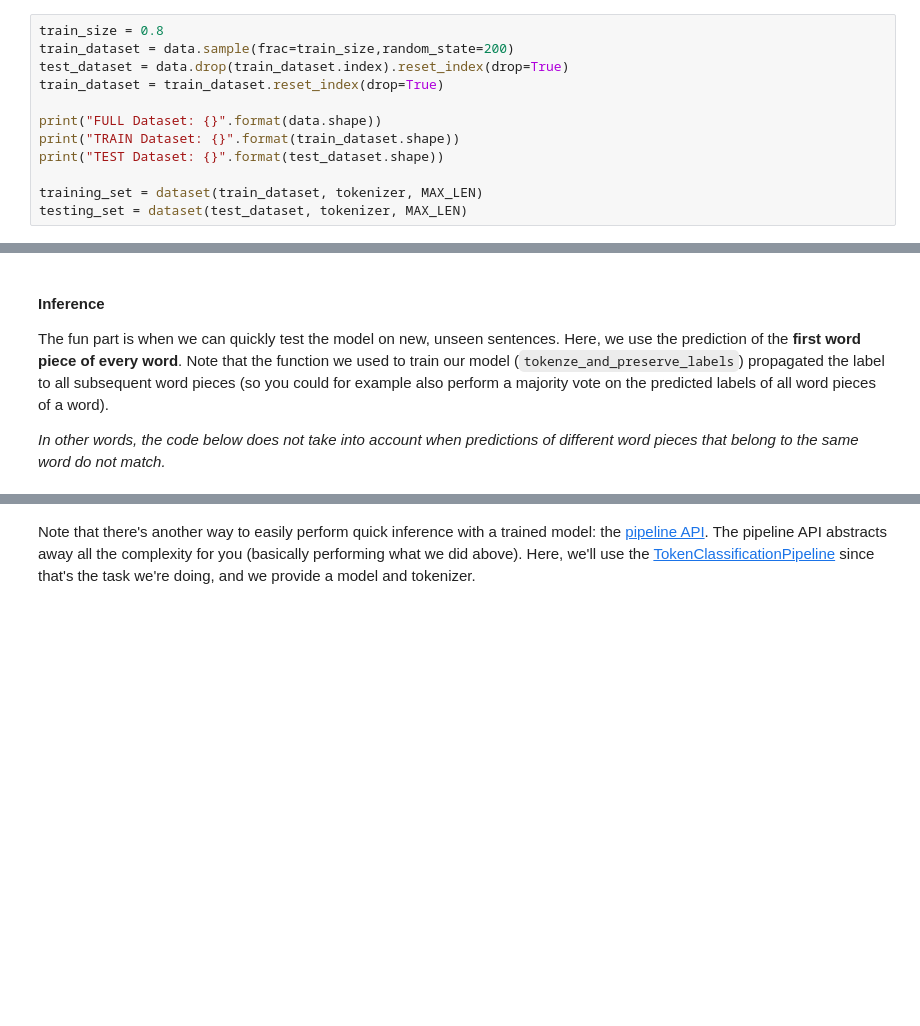
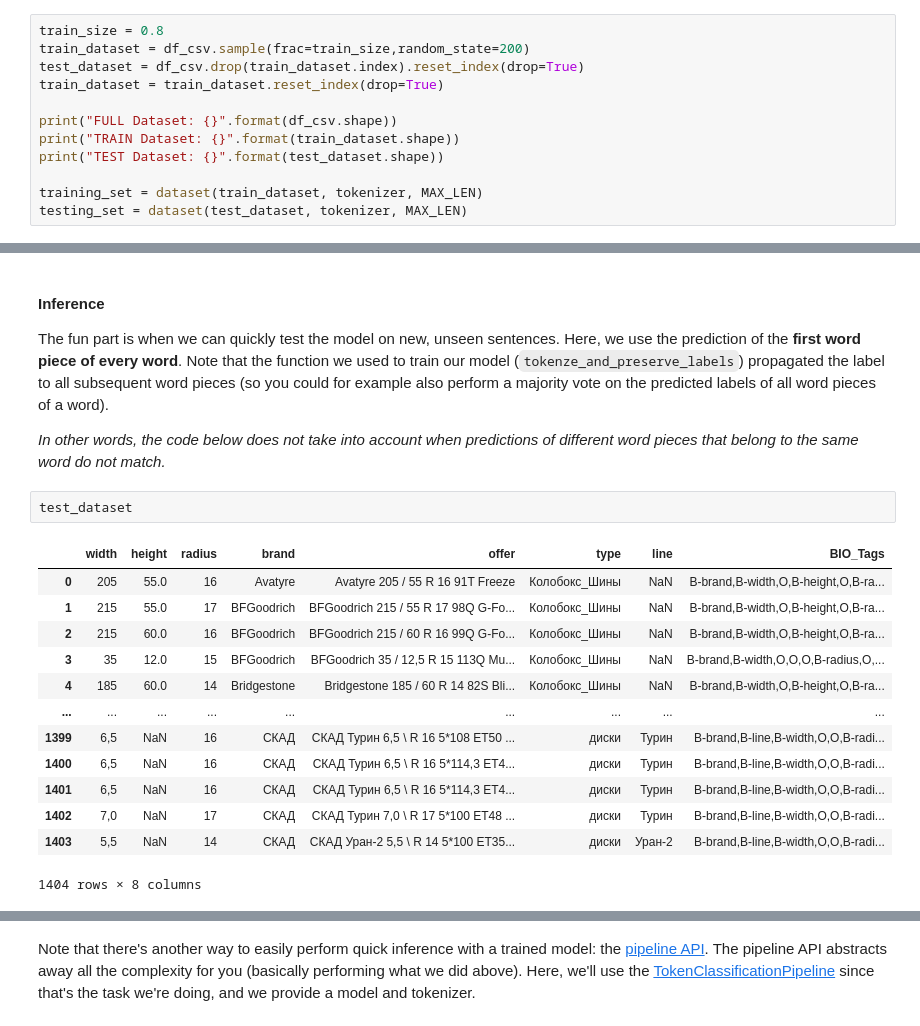
Before and after one commit to IgorSondors/BERT_NER, a Jupyter notebook: NER_BERT.ipynb, the cells around one changed output, grey strips where cells are left out. Drawn from its saved outputs; the diff is of its cells as text; blank space fills up the shorter version.

Commit message:
bad training

```diff
--- a/NER_BERT.ipynb
+++ b/NER_BERT.ipynb
@@ -280,11 +173,11 @@ class dataset(Dataset):
 Now, based on the class we defined above, we can create 2 datasets, one for training and one for testing. Let's use a 80/20 split:
 # %%
 train_size = 0.8
-train_dataset = data.sample(frac=train_size,random_state=200)
-test_dataset = data.drop(train_dataset.index).reset_index(drop=True)
+train_dataset = df_csv.sample(frac=train_size,random_state=200)
+test_dataset = df_csv.drop(train_dataset.index).reset_index(drop=True)
 train_dataset = train_dataset.reset_index(drop=True)
 
-print("FULL Dataset: {}".format(data.shape))
+print("FULL Dataset: {}".format(df_csv.shape))
 print("TRAIN Dataset: {}".format(train_dataset.shape))
 print("TEST Dataset: {}".format(test_dataset.shape))
 
@@ -629,3 +584,19 @@ The fun part is when we can quickly test the model on new, unseen sentences.
 Here, we use the prediction of the **first word piece of every word**. Note that the function we used to train our model (`tokenze_and_preserve_labels`) propagated the label to all subsequent word pieces (so you could for example also perform a majority vote on the predicted labels of all word pieces of a word).
 
 *In other words, the code below does not take into account when predictions of different word pieces that belong to the same word do not match.*
+# %%
+test_dataset
+# %% [output]
+|  | width | height | radius | brand | offer | type | line | BIO_Tags |
+| 0 | 205 | 55.0 | 16 | Avatyre | Avatyre 205 / 55 R 16 91T Freeze | Колобокс_Шины | NaN | B-brand,B-width,O,B-height,O,B-ra... |
+| 1 | 215 | 55.0 | 17 | BFGoodrich | BFGoodrich 215 / 55 R 17 98Q G-Fo... | Колобокс_Шины | NaN | B-brand,B-width,O,B-height,O,B-ra... |
+| 2 | 215 | 60.0 | 16 | BFGoodrich | BFGoodrich 215 / 60 R 16 99Q G-Fo... | Колобокс_Шины | NaN | B-brand,B-width,O,B-height,O,B-ra... |
+| 3 | 35 | 12.0 | 15 | BFGoodrich | BFGoodrich 35 / 12,5 R 15 113Q Mu... | Колобокс_Шины | NaN | B-brand,B-width,O,O,O,B-radius,O,... |
+| 4 | 185 | 60.0 | 14 | Bridgestone | Bridgestone 185 / 60 R 14 82S Bli... | Колобокс_Шины | NaN | B-brand,B-width,O,B-height,O,B-ra... |
+| ... | ... | ... | ... | ... | ... | ... | ... | ... |
+| 1399 | 6,5 | NaN | 16 | СКАД | СКАД Турин 6,5 \ R 16 5*108 ET50 ... | диски | Турин | B-brand,B-line,B-width,O,O,B-radi... |
+| 1400 | 6,5 | NaN | 16 | СКАД | СКАД Турин 6,5 \ R 16 5*114,3 ET4... | диски | Турин | B-brand,B-line,B-width,O,O,B-radi... |
+| 1401 | 6,5 | NaN | 16 | СКАД | СКАД Турин 6,5 \ R 16 5*114,3 ET4... | диски | Турин | B-brand,B-line,B-width,O,O,B-radi... |
+| 1402 | 7,0 | NaN | 17 | СКАД | СКАД Турин 7,0 \ R 17 5*100 ET48 ... | диски | Турин | B-brand,B-line,B-width,O,O,B-radi... |
+| 1403 | 5,5 | NaN | 14 | СКАД | СКАД Уран-2 5,5 \ R 14 5*100 ET35... | диски | Уран-2 | B-brand,B-line,B-width,O,O,B-radi... |
+1404 rows × 8 columns
```
Also changed, not shown: parts of 40 cells of this notebook, 1 other file.
